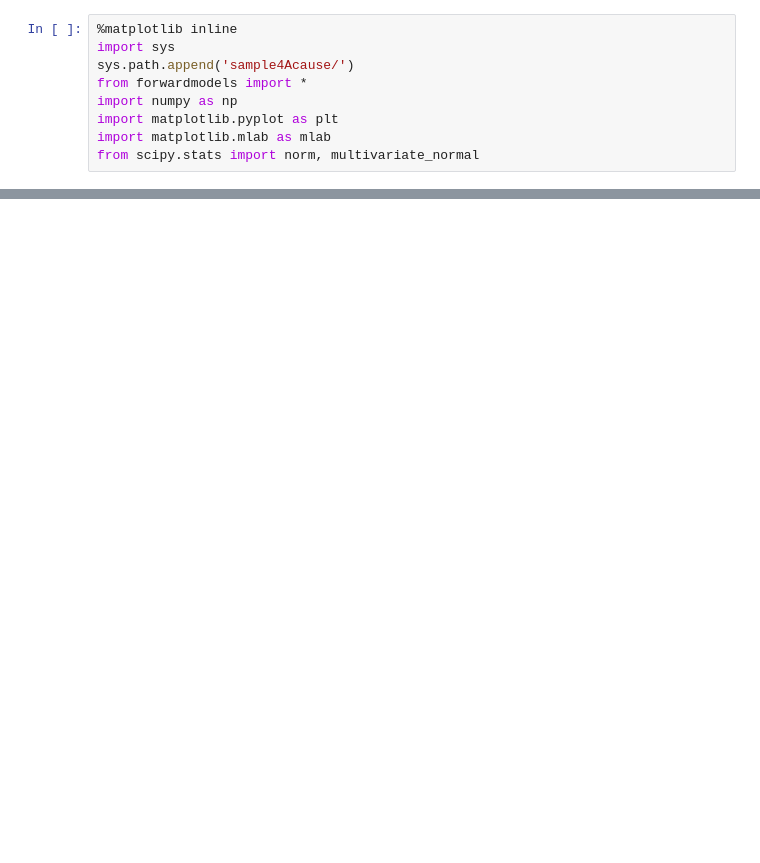
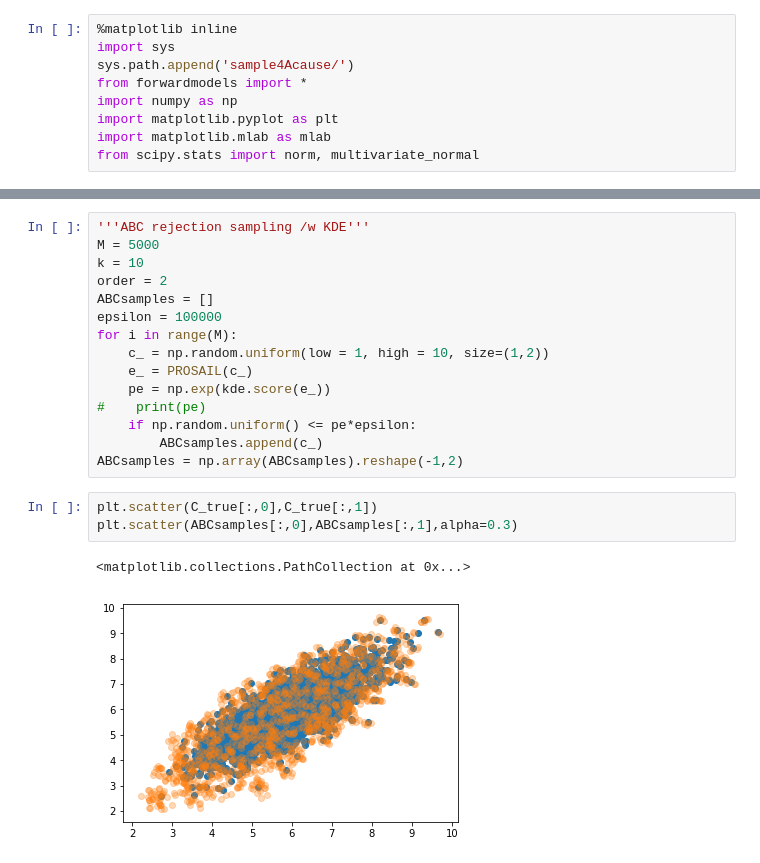
Before and after one commit to dhsvendsen/sample4Acause, a Jupyter notebook: Overview.ipynb, the cells around one changed output, grey strips where cells are left out. Saved outputs shown, nothing was run; the diff lists cells and outputs as text; blank space fills up the shorter version.

```diff
--- a/Overview.ipynb
+++ b/Overview.ipynb
@@ -137,0 +104,21 @@ np.random.choice(a,size=a.shape[0],p=p)
+# %%
+'''ABC rejection sampling /w KDE'''
+M = 5000
+k = 10
+order = 2
+ABCsamples = []
+epsilon = 100000
+for i in range(M):
+    c_ = np.random.uniform(low = 1, high = 10, size=(1,2))
+    e_ = PROSAIL(c_)
+    pe = np.exp(kde.score(e_))
+#    print(pe)
+    if np.random.uniform() <= pe*epsilon:
+        ABCsamples.append(c_)
+ABCsamples = np.array(ABCsamples).reshape(-1,2)
+# %%
+plt.scatter(C_true[:,0],C_true[:,1])
+plt.scatter(ABCsamples[:,0],ABCsamples[:,1],alpha=0.3)
+# %% [output]
+<matplotlib.collections.PathCollection at 0x...>
+[figure, added]
```
Also changed, not shown: parts of 41 cells of this notebook.
